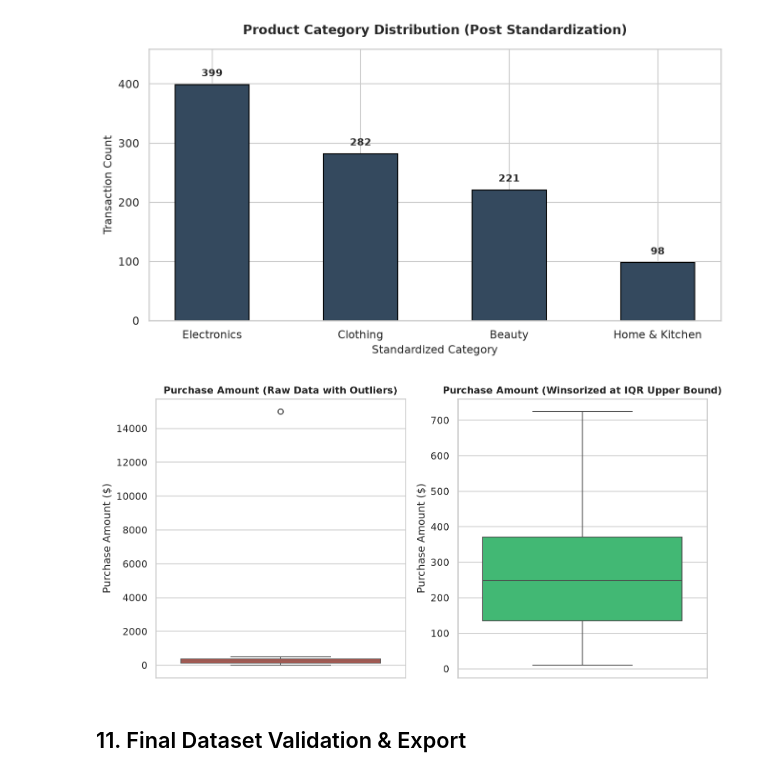
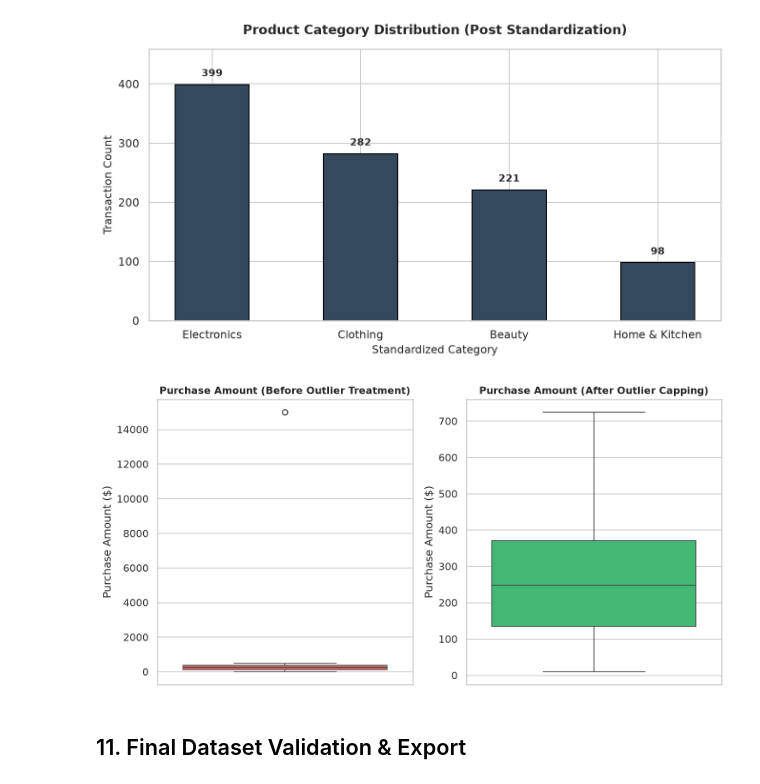
Before and after one commit to abhishek-italiya/OIBSIP, a Jupyter notebook: Task3_Data_Cleaning/notebooks/Task3_Data_Cleaning.ipynb, the cells around one changed output. Cells and saved outputs as stored; diff of their text form; code cells hidden in the pictures.

Commit message:
Polish Task 3: Clarify Purchase_Amount_Capped retention and boxplot titles

```diff
--- a/Task3_Data_Cleaning/notebooks/Task3_Data_Cleaning.ipynb
+++ b/Task3_Data_Cleaning/notebooks/Task3_Data_Cleaning.ipynb
@@ -473,21 +479,26 @@ plt.show()
 [figure]
 # %%
 # 3. Boxplots Before vs After Outlier Treatment
+# Explicitly copy purchase amounts before and after outlier capping
+purchase_amount_before = df_clean['Purchase_Amount'].copy()
+purchase_amount_after = df_clean['Purchase_Amount_Capped'].copy()
+
 plt.figure(figsize=(10, 5))
+
 plt.subplot(1, 2, 1)
-sns.boxplot(y=df_clean['Purchase_Amount'], color='#e74c3c')
-plt.title('Purchase Amount (Raw Data with Outliers)', fontsize=11, fontweight='bold')
+sns.boxplot(y=purchase_amount_before, color='#e74c3c')
+plt.title('Purchase Amount (Before Outlier Treatment)', fontsize=11, fontweight='bold')
 plt.ylabel('Purchase Amount ($)')
 
 plt.subplot(1, 2, 2)
-sns.boxplot(y=df_clean['Purchase_Amount_Capped'], color='#2ecc71')
-plt.title('Purchase Amount (Winsorized at IQR Upper Bound)', fontsize=11, fontweight='bold')
+sns.boxplot(y=purchase_amount_after, color='#2ecc71')
+plt.title('Purchase Amount (After Outlier Capping)', fontsize=11, fontweight='bold')
 plt.ylabel('Purchase Amount ($)')
 
 plt.savefig(os.path.join(chart_dir, 'outliers_boxplots_before_after.png'))
 plt.show()
 # %% [output]
-[figure, old version]
+[figure, new version]
 # %% [markdown]
 ## 11. Final Dataset Validation & Export
 # %%
```
Also changed, not shown: parts of 6 cells of this notebook, 3 other files.
